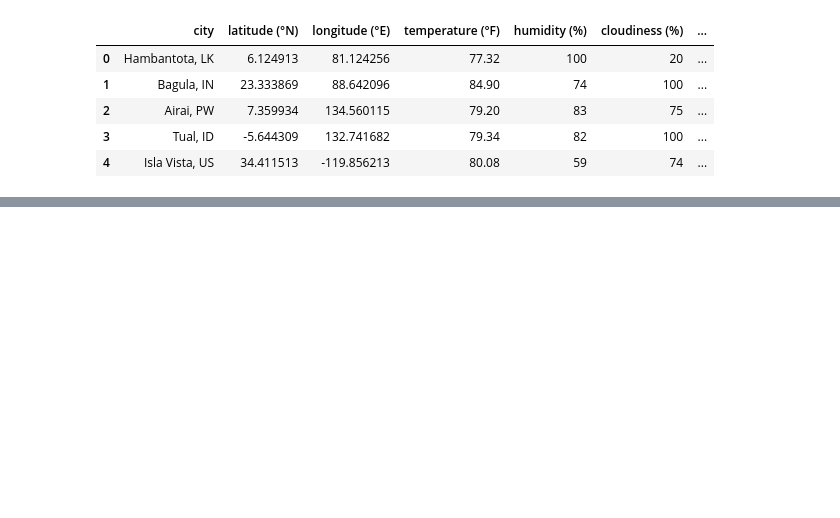
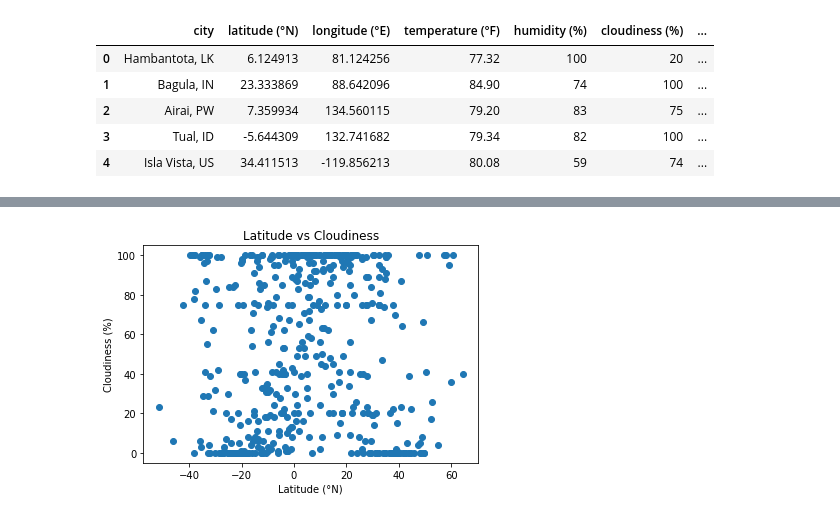
Before and after one commit to asundquistdavis/Web-Design-Challenge, a Jupyter notebook: Resources/create_visualizations.ipynb, the cells around one changed output, grey strips where cells are left out. Cells and saved outputs as stored; diff of their text form; code cells hidden in the pictures; blank space fills up the shorter version.

```diff
--- a/Resources/create_visualizations.ipynb
+++ b/Resources/create_visualizations.ipynb
@@ -15,0 +38,4 @@ weather_data.to_html(buf='data.html', encoding='utf-8')
+# %%
+scatter(weather_data, 'latitude (°N)', 'cloudiness (%)')
+# %% [output]
+[figure, added]
```
Also changed, not shown: parts of 5 cells of this notebook, 5 other files.
